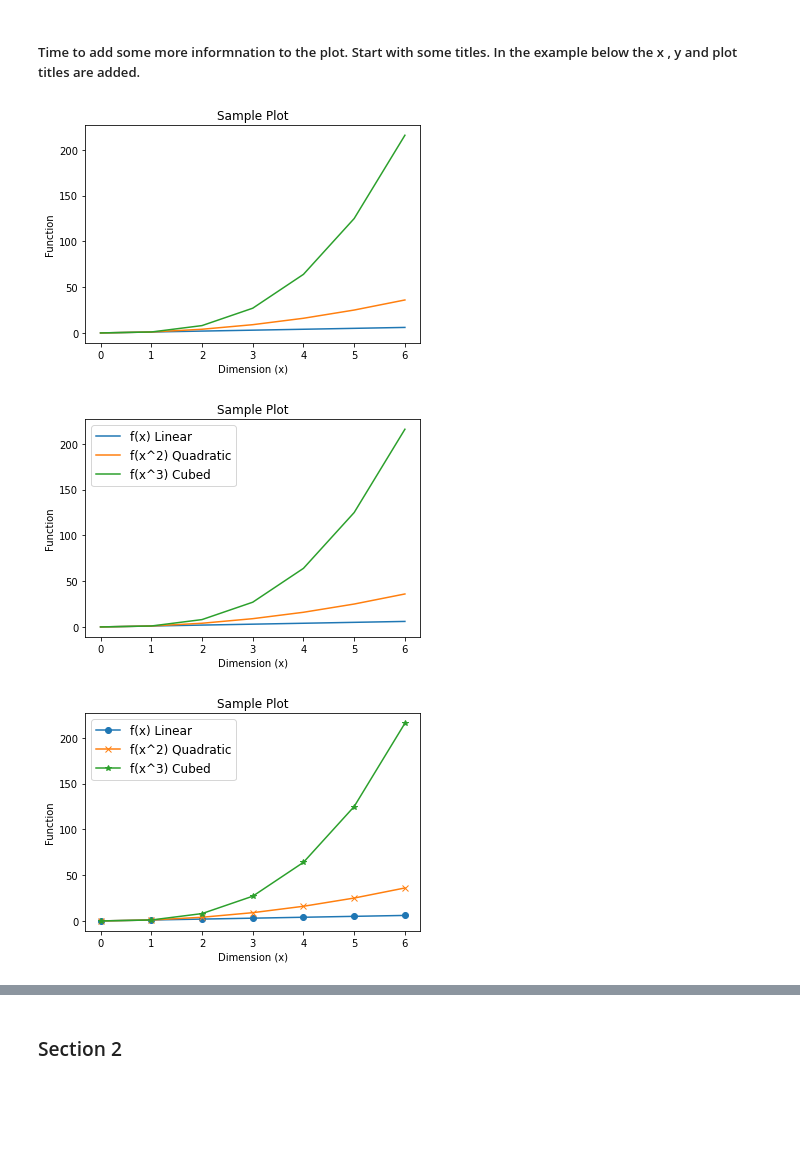
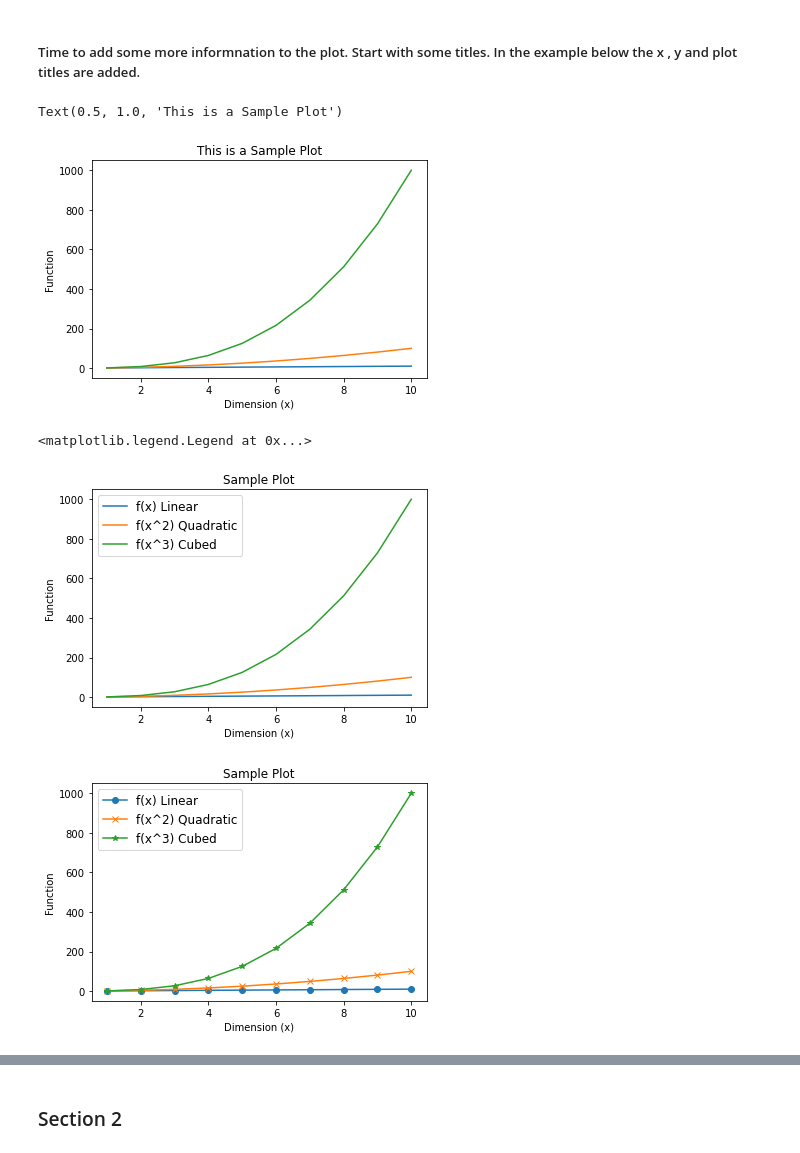
Before and after one commit to donneger/data_analysis_assessment, a Jupyter notebook: pyplot_assignment/pyplot.ipynb, the cells around one changed output, grey strips where cells are left out. Cells and saved outputs as stored; diff of their text form; code cells hidden in the pictures; blank space fills up the shorter version.

```diff
--- a/pyplot_assignment/pyplot.ipynb
+++ b/pyplot_assignment/pyplot.ipynb
@@ -28,7 +28,9 @@ from numpy import random
 ##### Program to display the plot of the functions f(x)=x, g(x)=x^2 and h(x)=x^3 in the range [0, 6] on a single set of axes.
 # %%
 # Setting up the variable for the simple examples that will be used to show the plots.
-x = np.array([0,1,2,3,4,5,6]) # Set up the function range.
+# Use np.arange to generate a set of integers from 0 to 10.
+x = np.arange(1,11)
+print(x)
 y1 = x
 y2 = x**2
 y3 = x**3
@@ -73,14 +79,14 @@ ax.plot(x,y1, x,y2, x,y3)
 # %%
 # Building on the initial plot above the code below shows how easy it is to combine multiple plots in one but it is still not telling us a lot.
 plt.plot(x,y1)
 plt.plot(x,y2)
 plt.plot(x,y3)
 plt.xlabel("Dimension (x)")
 plt.ylabel("Function")
-plt.title("Sample Plot")
-plt.show()
+plt.title("This is a Sample Plot")
 # %% [output]
+Text(0.5, 1.0, 'This is a Sample Plot')
-[figure, old version]
+[figure, new version]
 # %%
 # Having added titles it would be good to know what each of the plots lines are. This can be done by adding a label to each one.
 # *Note in each case of plot text components such as titles, labels or legends the fontsize can be used to inmprove the legibility and overall look.
@@ -91,10 +97,9 @@ plt.xlabel("Dimension (x)")
 plt.ylabel("Function")
 plt.title("Sample Plot")
 plt.legend(fontsize=12)
-
-plt.show()
 # %% [output]
+<matplotlib.legend.Legend at 0x...>
-[figure, old version]
+[figure, new version]
 # %%
 # With the titles in place the plots can be further shown by adding markers, different markers can be added to each plot
 # In this case 'o', 'x' and '*' are used to demonstrate different markers.
@@ -109,7 +114,7 @@ plt.legend(fontsize=12)
 
 plt.show()
 # %% [output]
-[figure, old version]
+[figure, new version]
 # %%
 # The individual line styles can be also changed for each of the plots by adding the keyword argument linestyle.
 plt.plot(x,y1, linestyle = '--', marker = 'o' ,label ="f(x) Linear")
```
Also changed, not shown: parts of 12 cells of this notebook.
